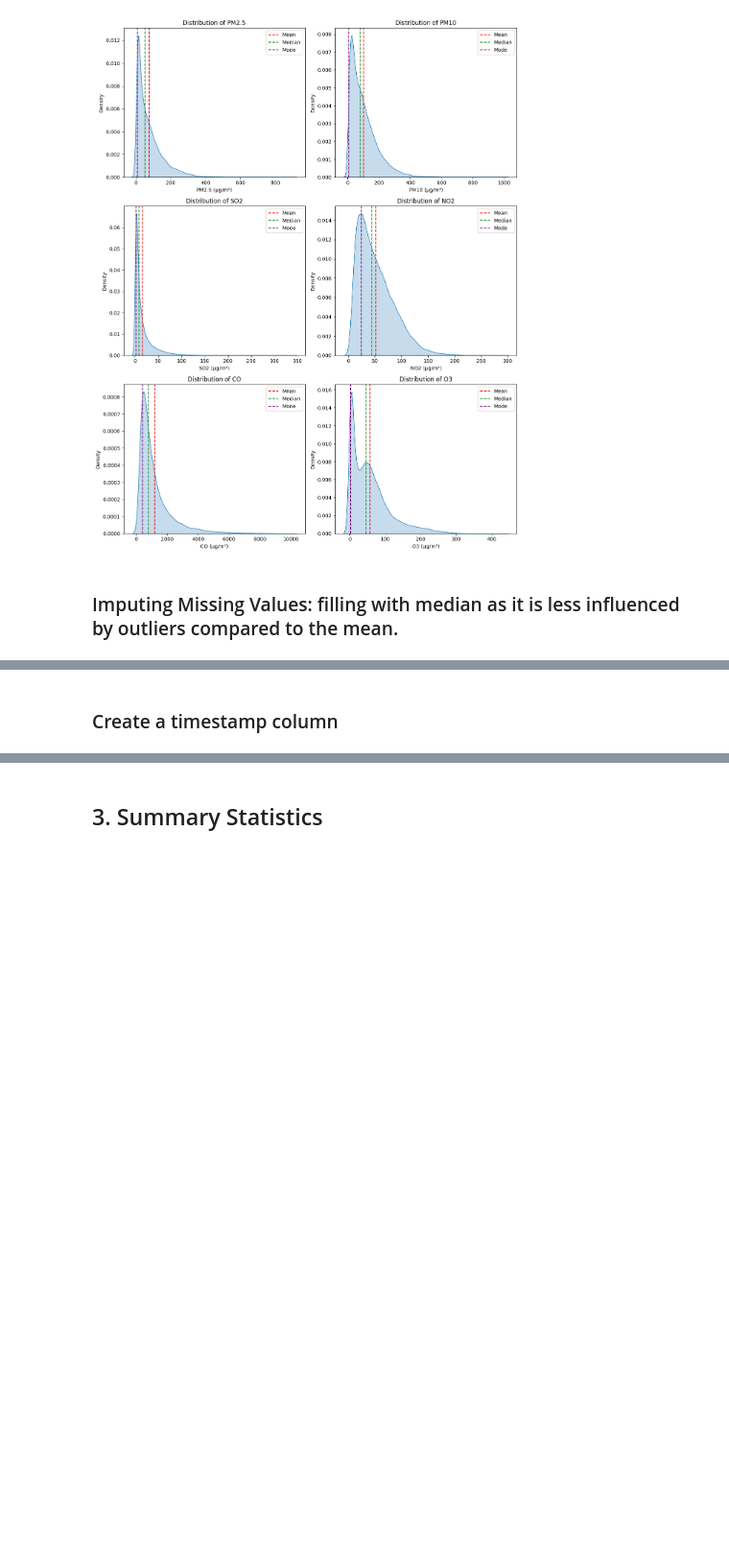
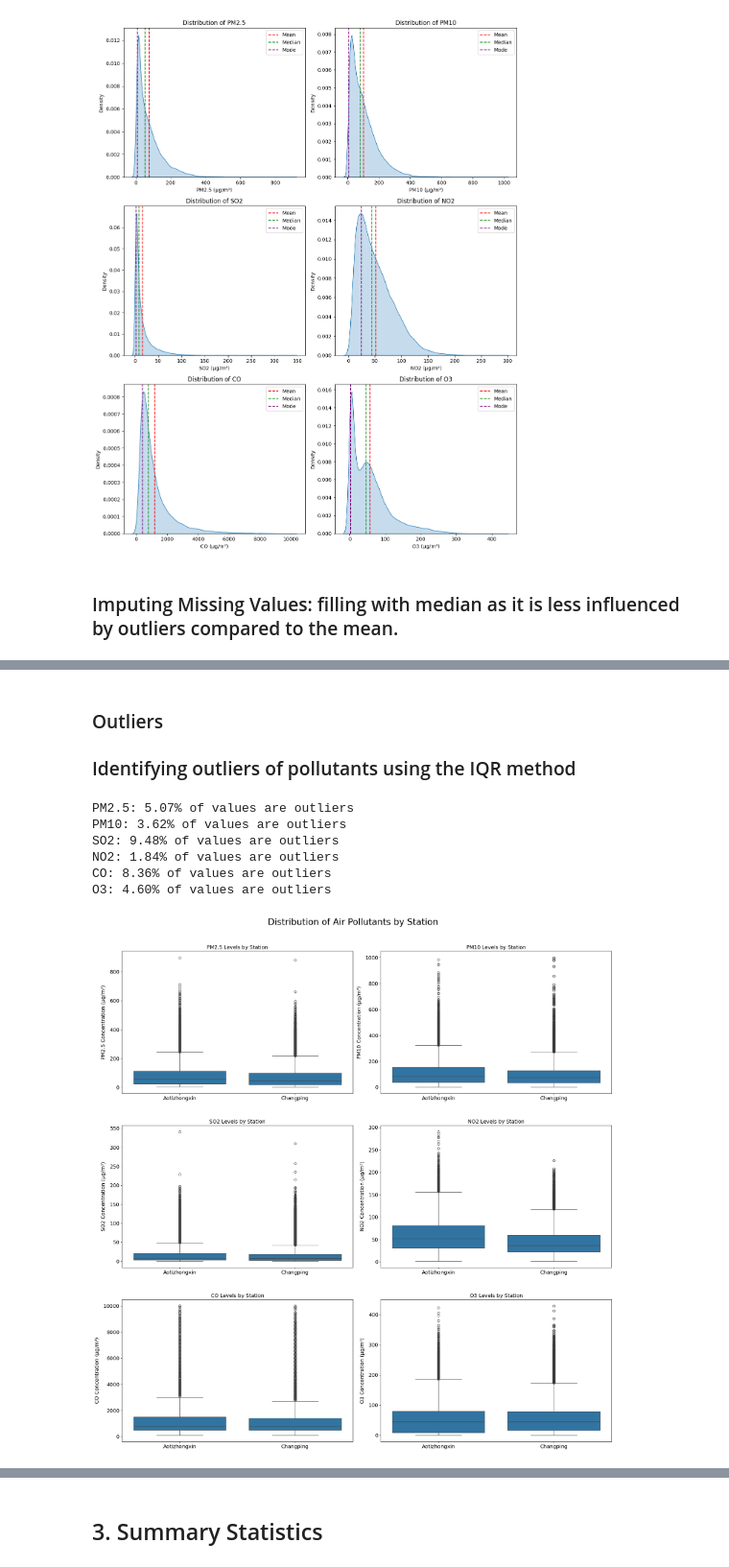
Before and after one commit to pariaighanian/Environmental_Data_Analytics, a Jupyter notebook: main.ipynb, the cells around one changed output, grey strips where cells are left out. Shown at 96% size. Drawn from its saved outputs; the diff is of its cells as text; code cells hidden in the pictures; blank space fills up the shorter version.

Commit message:
outliers plot

```diff
--- a/main.ipynb
+++ b/main.ipynb
@@ -168,9 +173,9 @@ median = numerical_filtered_df.median()
 fig, axes = plt.subplots(nrows=3, ncols=2, figsize=(12, 15))
 axes = axes.flatten()
 
-columns = ['PM2.5', 'PM10', 'SO2', 'NO2', 'CO', 'O3']
+parameters = ['PM2.5', 'PM10', 'SO2', 'NO2', 'CO', 'O3']
 
-for i, column in enumerate(columns):
+for i, column in enumerate(parameters):
     sns.kdeplot(numerical_filtered_df[column], fill=True, ax=axes[i])
     axes[i].axvline(x=mean[column], color='red', linestyle='--', label='Mean')
     axes[i].axvline(x=median[column], color='green', linestyle='--', label='Median')
@@ -225,2 +202,0 @@ log_transformed_df[['PM2.5', 'PM10', 'SO2', 'NO2', 'CO', 'O3']] = np.log(log_tra
-# %% [markdown]
-### Create a timestamp column
@@ -228,0 +203,53 @@ log_transformed_df['timestamp'] = pd.to_datetime(log_transformed_df[['year', 'mo
+# %% [markdown]
+### Outliers
+### Identifying outliers of pollutants using the IQR method
+# %%
+outliers_percentage = {}
+
+for pollutant in parameters:
+
+    Q1 = filtered_df[pollutant].quantile(0.25)
+    Q3 = filtered_df[pollutant].quantile(0.75)
+
+    # Interquartile Range (IQR)
+    IQR = Q3 - Q1
+
+    # Define outliers: below Q1 - 1.5*IQR or above Q3 + 1.5*IQR
+    lower_bound = Q1 - 1.5 * IQR
+    upper_bound = Q3 + 1.5 * IQR
+
+    outliers = filtered_df[(filtered_df[pollutant] < lower_bound) | (filtered_df[pollutant] > upper_bound)]
+
+    outliers_percentage[pollutant] = (len(outliers) / len(filtered_df)) * 100
+
+for pollutant, percentage in outliers_percentage.items():
+    print(f"{pollutant}: {percentage:.2f}% of values are outliers")
+# %% [output]
+PM2.5: 5.07% of values are outliers
+PM10: 3.62% of values are outliers
+SO2: 9.48% of values are outliers
+NO2: 1.84% of values are outliers
+CO: 8.36% of values are outliers
+O3: 4.60% of values are outliers
+# %%
+stations = filtered_df['station'].unique()
+
+plt.figure(figsize=(20, 20))
+
+for i, pollutant in enumerate(parameters):
+    plt.subplot(3, 2, i + 1)
+
+    sns.boxplot(x='station', y=pollutant, data=filtered_df)
+
+    plt.title(f'{pollutant} Levels by Station', fontsize=14)
+    plt.ylabel(f'{pollutant} Concentration (µg/m³)', fontsize=14, labelpad=10)
+    plt.xlabel('')
+    plt.xticks(fontsize=14)
+    plt.yticks(fontsize=14)
+
+plt.suptitle('Distribution of Air Pollutants by Station', fontsize=24, y=1.02)
+
+plt.tight_layout(h_pad=5)
+plt.show()
+# %% [output]
+[figure, added]
```
Also changed, not shown: parts of 16 cells of this notebook.
